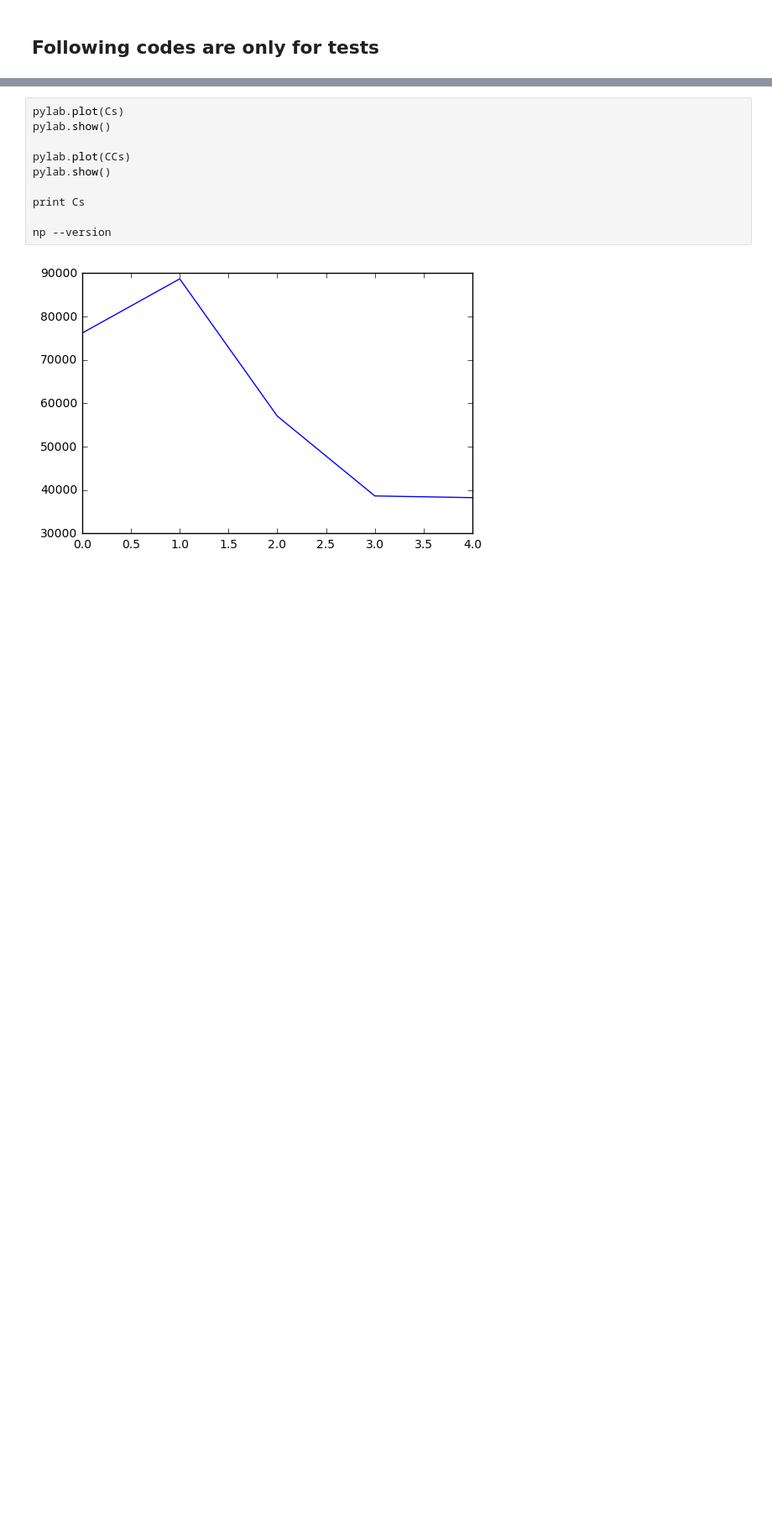
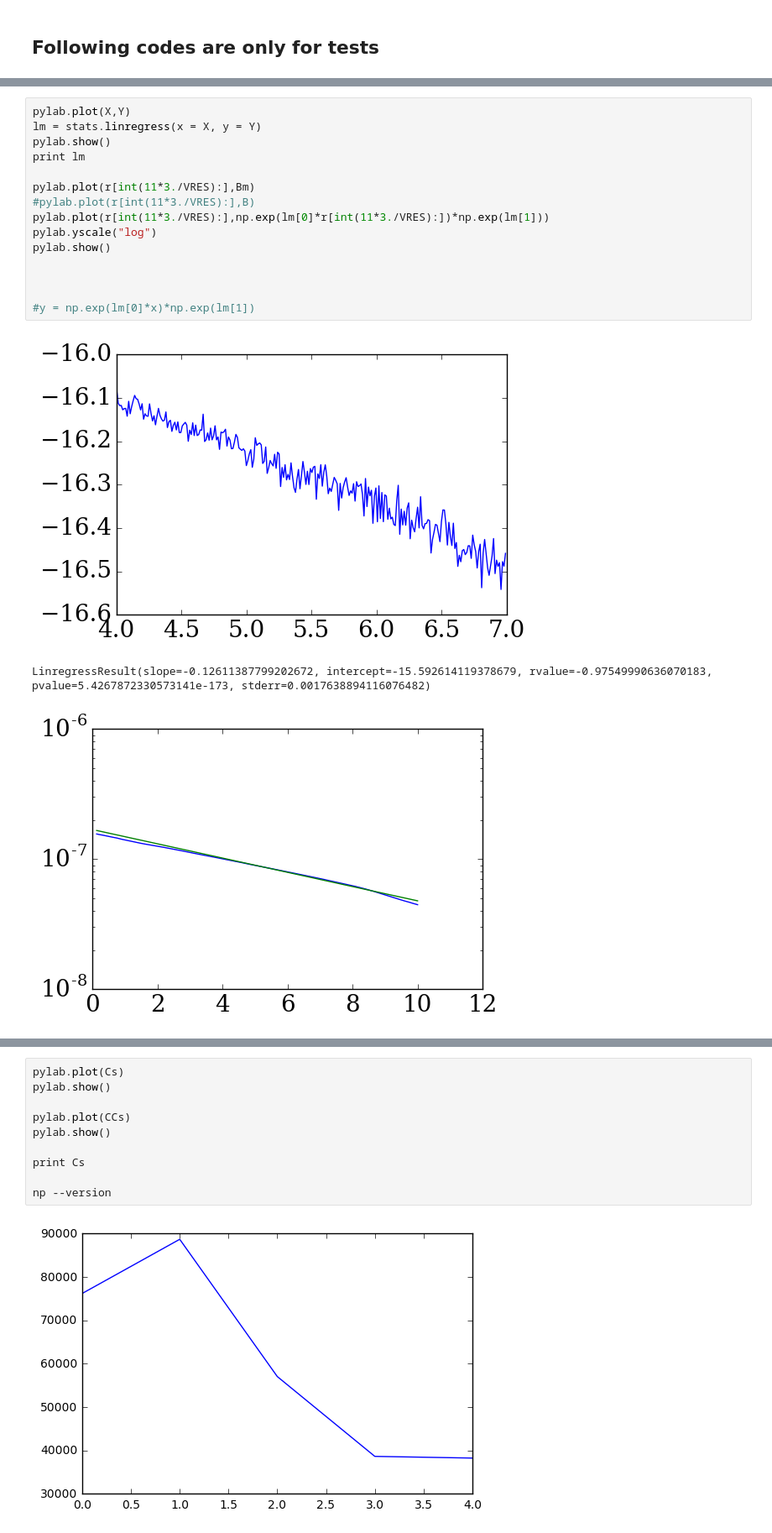
Before and after one commit to cduranalarcon/Lidar_DDU, a Jupyter notebook: Notebooks/System_calibration.ipynb, the cells around one changed output, grey strips where cells are left out. Shown at 84% size. Cells and saved outputs as stored; diff of their text form; blank space fills up the shorter version.

```diff
--- a/Notebooks/System_calibration.ipynb
+++ b/Notebooks/System_calibration.ipynb
@@ -221,0 +354,19 @@ pylab.show()
+# %%
+pylab.plot(X,Y)
+lm = stats.linregress(x = X, y = Y)
+pylab.show()
+print lm
+
+pylab.plot(r[int(11*3./VRES):],Bm)
+#pylab.plot(r[int(11*3./VRES):],B)
+pylab.plot(r[int(11*3./VRES):],np.exp(lm[0]*r[int(11*3./VRES):])*np.exp(lm[1]))
+pylab.yscale("log")
+pylab.show()
+
+
+
+#y = np.exp(lm[0]*x)*np.exp(lm[1])
+# %% [output]
+[figure, added]
+LinregressResult(slope=-0.12611387799202672, intercept=-15.592614119378679, rvalue=-0.97549990636070183, pvalue=5.4267872330573141e-173, stderr=0.0017638894116076482)
+[figure, added]
```
Also changed, not shown: parts of 10 cells of this notebook.
